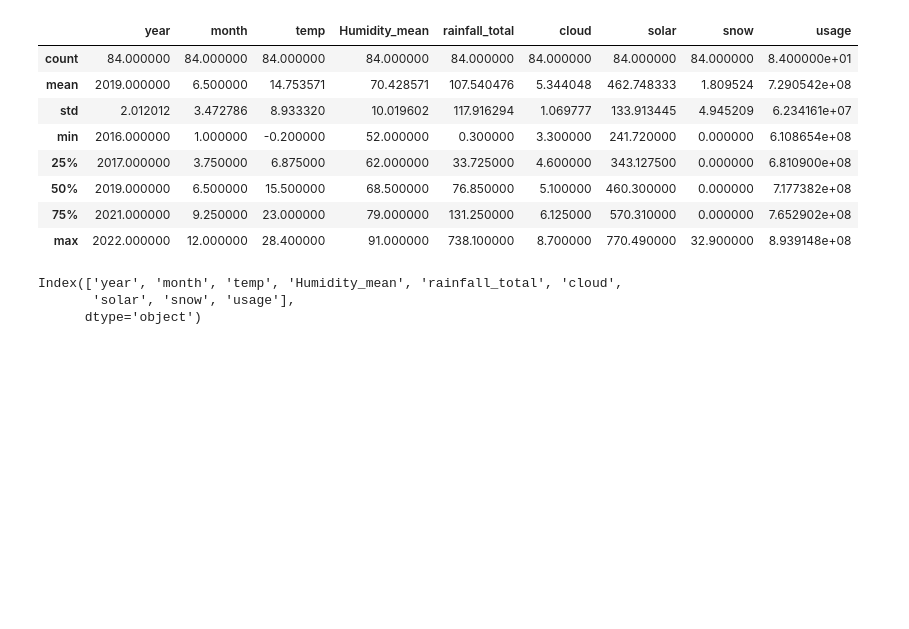
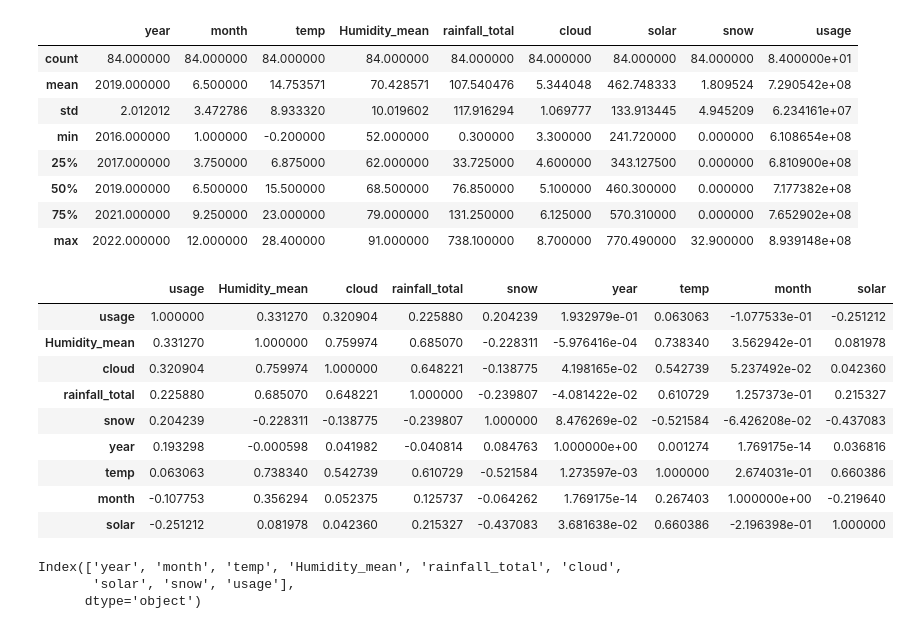
Before and after one commit to ThatHomr/Project_3, a Jupyter notebook: psj_reference/visual_pv2.ipynb, the cells around one changed output. Cells and saved outputs as stored; diff of their text form; code cells hidden in the pictures; blank space fills up the shorter version.

```diff
--- a/psj_reference/visual_pv2.ipynb
+++ b/psj_reference/visual_pv2.ipynb
@@ -72,6 +72,22 @@ kw_df.describe()
 | 50% | 2019.000000 | 6.500000 | 15.500000 | 68.500000 | 76.850000 | 5.100000 | 460.300000 | 0.000000 | 7.177382e+08 |
 | 75% | 2021.000000 | 9.250000 | 23.000000 | 79.000000 | 131.250000 | 6.125000 | 570.310000 | 0.000000 | 7.652902e+08 |
 | max | 2022.000000 | 12.000000 | 28.400000 | 91.000000 | 738.100000 | 8.700000 | 770.490000 | 32.900000 | 8.939148e+08 |
+# %%
+kw_matrix = kw_df.corr()
+kw_matrix = kw_matrix.sort_values(by = 'usage', axis = 0, ascending=False)
+kw_matrix = kw_matrix[kw_matrix.index]
+kw_matrix
+# %% [output]
+|  | usage | Humidity_mean | cloud | rainfall_total | snow | year | temp | month | solar |
+| usage | 1.000000 | 0.331270 | 0.320904 | 0.225880 | 0.204239 | 1.932979e-01 | 0.063063 | -1.077533e-01 | -0.251212 |
+| Humidity_mean | 0.331270 | 1.000000 | 0.759974 | 0.685070 | -0.228311 | -5.976416e-04 | 0.738340 | 3.562942e-01 | 0.081978 |
+| cloud | 0.320904 | 0.759974 | 1.000000 | 0.648221 | -0.138775 | 4.198165e-02 | 0.542739 | 5.237492e-02 | 0.042360 |
+| rainfall_total | 0.225880 | 0.685070 | 0.648221 | 1.000000 | -0.239807 | -4.081422e-02 | 0.610729 | 1.257373e-01 | 0.215327 |
+| snow | 0.204239 | -0.228311 | -0.138775 | -0.239807 | 1.000000 | 8.476269e-02 | -0.521584 | -6.426208e-02 | -0.437083 |
+| year | 0.193298 | -0.000598 | 0.041982 | -0.040814 | 0.084763 | 1.000000e+00 | 0.001274 | 1.769175e-14 | 0.036816 |
+| temp | 0.063063 | 0.738340 | 0.542739 | 0.610729 | -0.521584 | 1.273597e-03 | 1.000000 | 2.674031e-01 | 0.660386 |
+| month | -0.107753 | 0.356294 | 0.052375 | 0.125737 | -0.064262 | 1.769175e-14 | 0.267403 | 1.000000e+00 | -0.219640 |
+| solar | -0.251212 | 0.081978 | 0.042360 | 0.215327 | -0.437083 | 3.681638e-02 | 0.660386 | -2.196398e-01 | 1.000000 |
 # %%
 kw_df.columns
 # %% [output]
```
Also changed, not shown: parts of 7 cells of this notebook.
